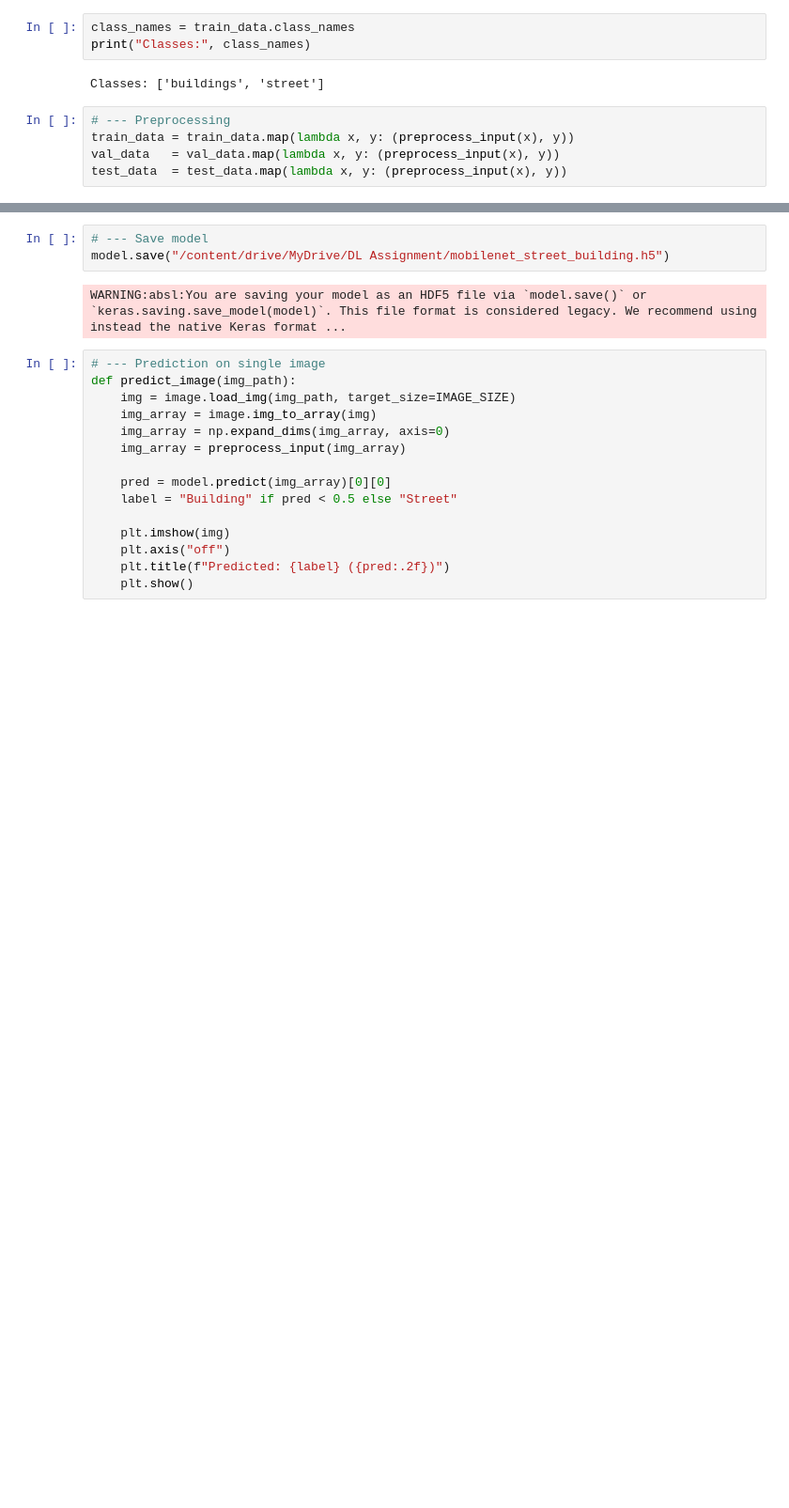
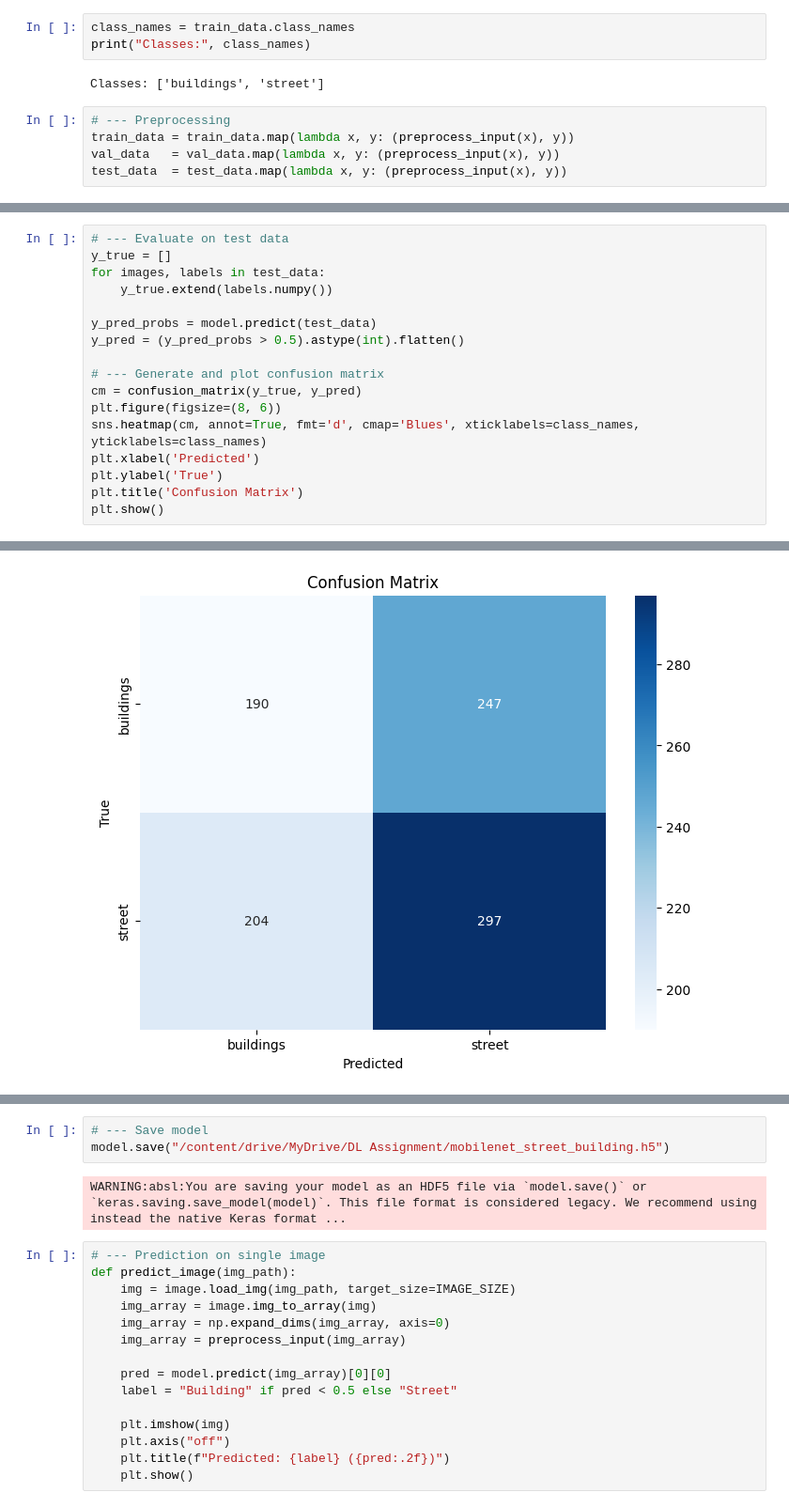
Before and after one commit to KavindaKGD/DL_Final_Assignment, a Jupyter notebook: Mobilenet_buildings_streets.ipynb, the cells around one changed output, grey strips where cells are left out. Shown at 94% size. Cells and saved outputs as stored; diff of their text form; blank space fills up the shorter version.

Commit message:
Updating with the confusion Matrix

```diff
--- a/Mobilenet_buildings_streets.ipynb
+++ b/Mobilenet_buildings_streets.ipynb
@@ -170,0 +173,18 @@ plt.tight_layout(); plt.show()
+# %%
+# --- Evaluate on test data
+y_true = []
+for images, labels in test_data:
+    y_true.extend(labels.numpy())
+
+y_pred_probs = model.predict(test_data)
+y_pred = (y_pred_probs > 0.5).astype(int).flatten()
+
+# --- Generate and plot confusion matrix
+cm = confusion_matrix(y_true, y_pred)
+plt.figure(figsize=(8, 6))
+sns.heatmap(cm, annot=True, fmt='d', cmap='Blues', xticklabels=class_names, yticklabels=class_names)
+plt.xlabel('Predicted')
+plt.ylabel('True')
+plt.title('Confusion Matrix')
+plt.show()
+# %% [output]
@@ -171,3 +192,4 @@ plt.tight_layout(); plt.show()
+[figure, added]
 # %%
 # --- Evaluate on test set
 test_loss, test_acc = model.evaluate(test_data)
```
Also changed, not shown: parts of 7 cells of this notebook.
